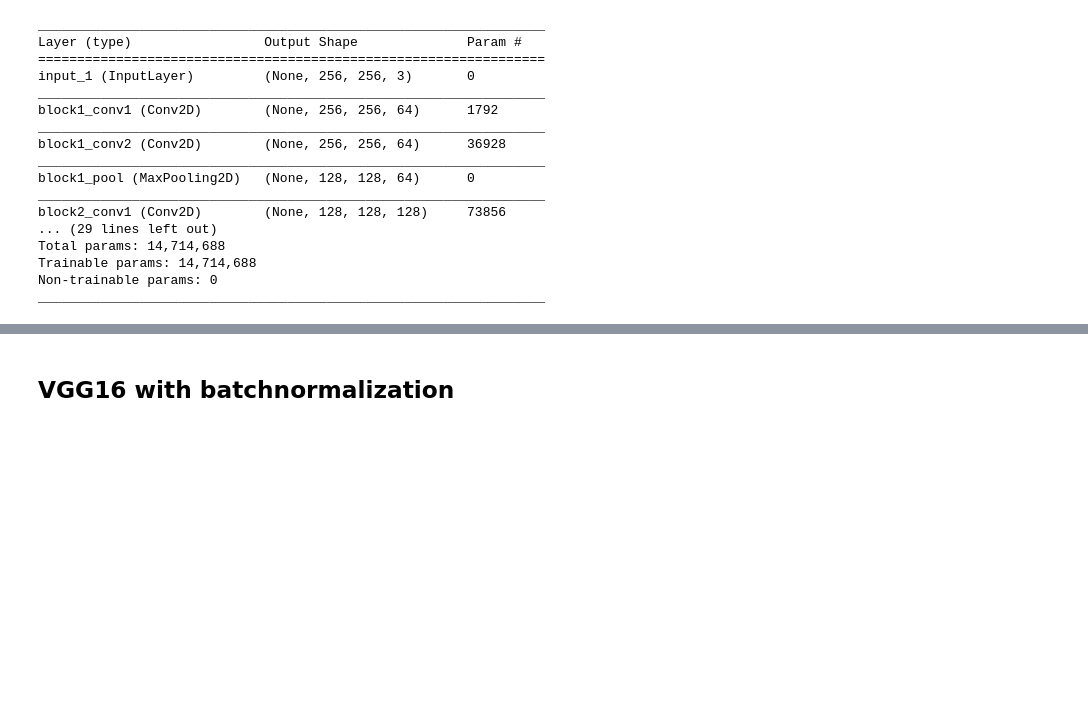
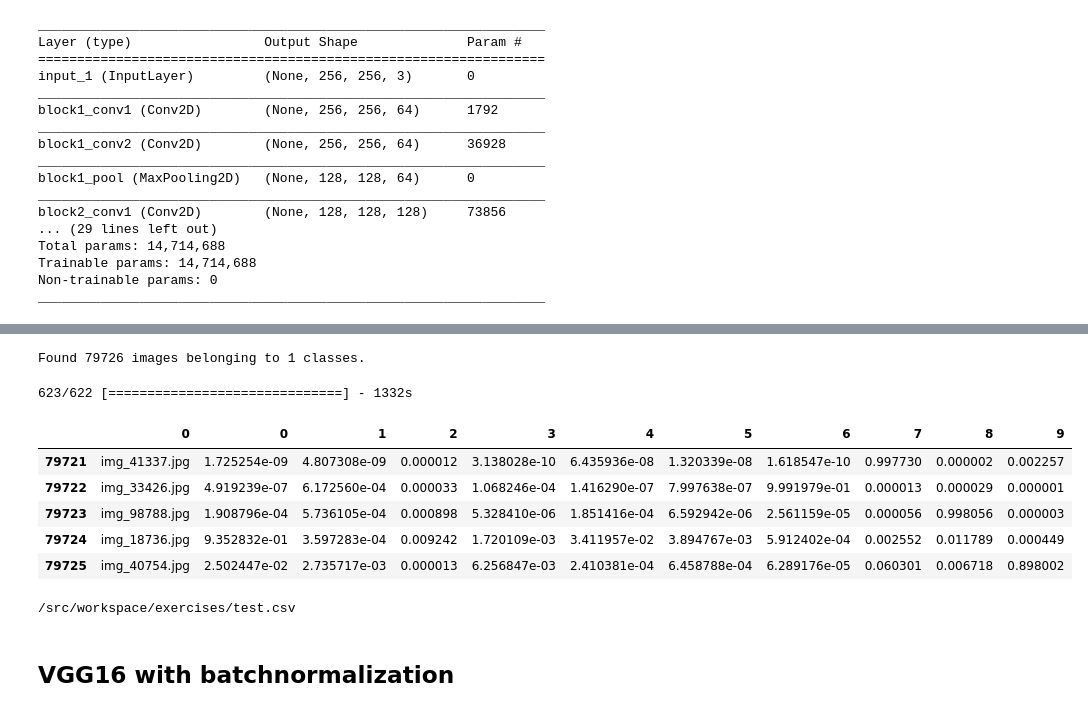
Before and after one commit to shwetank-kumar/fastai, a Jupyter notebook: exercises/statefarm-model.ipynb, the cells around one changed output, grey strips where cells are left out. Drawn from its saved outputs; the diff is of its cells as text; code cells hidden in the pictures; blank space fills up the shorter version.

```diff
--- a/exercises/statefarm-model.ipynb
+++ b/exercises/statefarm-model.ipynb
@@ -182,3 +161,5 @@ Epoch 10/10
+# %%
+model.load_weights(weights_file)
 # %%
 class_mode=None
 batch_size=64
@@ -207,3 +188,38 @@ array([[  0,  77,  31,  48,   0,  21,   9,   0,   1, 310],
+# %%
+test_gen=idg.flow_from_directory(test_data_path, batch_size=batch_size,
+                                   class_mode=None,  # only data, no labels
+                                   shuffle=False)  # keep data in same order as labels
+# %% [output]
+Found 79726 images belonging to 1 classes.
+# %%
+batch_size=128
+test_dataset_size = len(test_gen.filenames)
+num_of_batches = test_dataset_size/batch_size
+# %%
+prob_test=model.predict_generator(test_gen, num_of_batches, verbose=True)
+# %% [output]
+623/622 [==============================] - 1332s
+# %%
+import pandas as pd
+n1 = [s.split('/')[1] for s in test_gen.filenames]
+# n2 = [(s.split('.')[0]) for s in n1]
+results = pd.DataFrame(prob_test)
+temp = pd.DataFrame(np.array(n1))
+results=pd.concat([temp, results],axis=1)
+results.tail()
+# %% [output]
+|  | 0 | 0 | 1 | 2 | 3 | 4 | 5 | 6 | 7 | 8 | 9 |
+| 79721 | img_41337.jpg | 1.725254e-09 | 4.807308e-09 | 0.000012 | 3.138028e-10 | 6.435936e-08 | 1.320339e-08 | 1.618547e-10 | 0.997730 | 0.000002 | 0.002257 |
+| 79722 | img_33426.jpg | 4.919239e-07 | 6.172560e-04 | 0.000033 | 1.068246e-04 | 1.416290e-07 | 7.997638e-07 | 9.991979e-01 | 0.000013 | 0.000029 | 0.000001 |
+| 79723 | img_98788.jpg | 1.908796e-04 | 5.736105e-04 | 0.000898 | 5.328410e-06 | 1.851416e-04 | 6.592942e-06 | 2.561159e-05 | 0.000056 | 0.998056 | 0.000003 |
+| 79724 | img_18736.jpg | 9.352832e-01 | 3.597283e-04 | 0.009242 | 1.720109e-03 | 3.411957e-02 | 3.894767e-03 | 5.912402e-04 | 0.002552 | 0.011789 | 0.000449 |
+| 79725 | img_40754.jpg | 2.502447e-02 | 2.735717e-03 | 0.000013 | 6.256847e-03 | 2.410381e-04 | 6.458788e-04 | 6.289176e-05 | 0.060301 | 0.006718 | 0.898002 |
+# %%
+results.to_csv('test.csv')
+from IPython.display import FileLink
+FileLink('test.csv')
+# %% [output]
+/src/workspace/exercises/test.csv
 # %% [markdown]
 ## VGG16 with batchnormalization
 # %%
```
Also changed, not shown: parts of 25 cells of this notebook, 3 other files.
